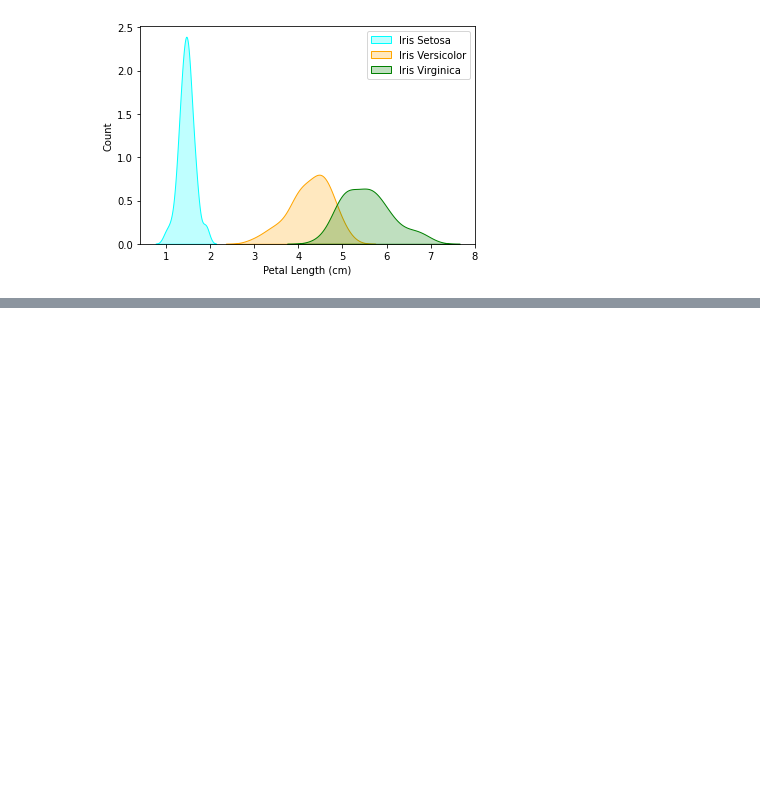
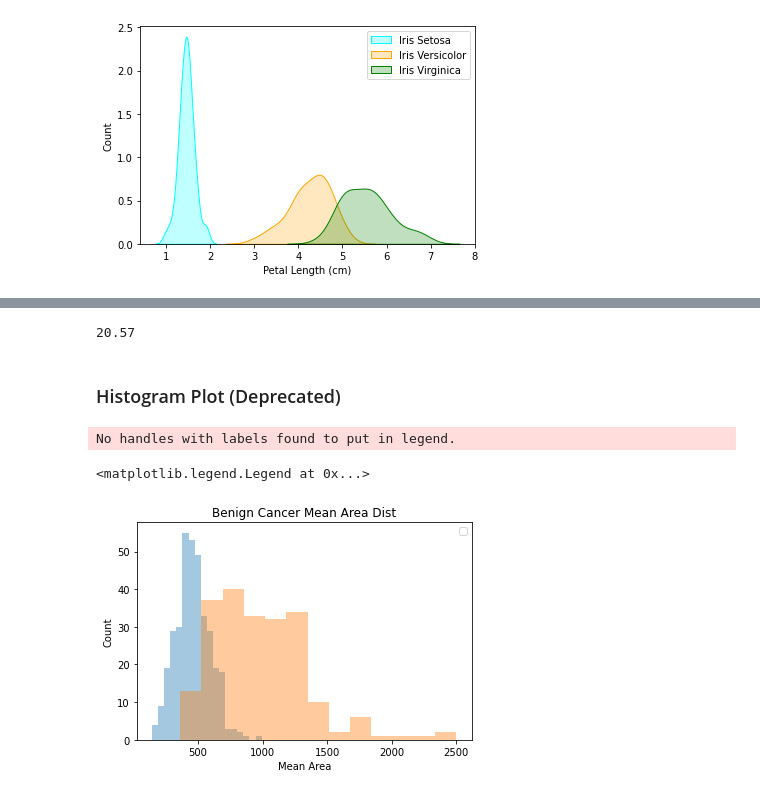
Before and after one commit to iobruno/kaggle-data-vis, a Jupyter notebook: notebooks/histograms.ipynb, the cells around one changed output, grey strips where cells are left out. Cells and saved outputs as stored; diff of their text form; code cells hidden in the pictures; blank space fills up the shorter version.

```diff
--- a/notebooks/histograms.ipynb
+++ b/notebooks/histograms.ipynb
@@ -130,0 +141,3 @@ plt.legend()
+# %%
+benign_cancer_df = pd.read_csv(f"{datasets_dir}/cancer_b.csv", index_col='Id')
+malignant_cancer_df = pd.read_csv(f"{datasets_dir}/cancer_m.csv", index_col='Id')
@@ -130,0 +166,21 @@ plt.legend()
+# %%
+malignant_cancer_df.loc[842517]['Radius (mean)']
+# %% [output]
+20.57
+# %% [markdown]
+### Histogram Plot (Deprecated)
+# %%
+sns.distplot(a=benign_cancer_df['Area (mean)'],
+             kde=False)
+
+sns.distplot(a=malignant_cancer_df['Area (mean)'],
+             kde=False)
+
+plt.xlabel("Mean Area")
+plt.ylabel("Count")
+plt.title("Benign Cancer Mean Area Dist")
+plt.legend()
+# %% [output]
+No handles with labels found to put in legend.
+<matplotlib.legend.Legend at 0x...>
+[figure, added]
```
Also changed, not shown: parts of 13 cells of this notebook.
